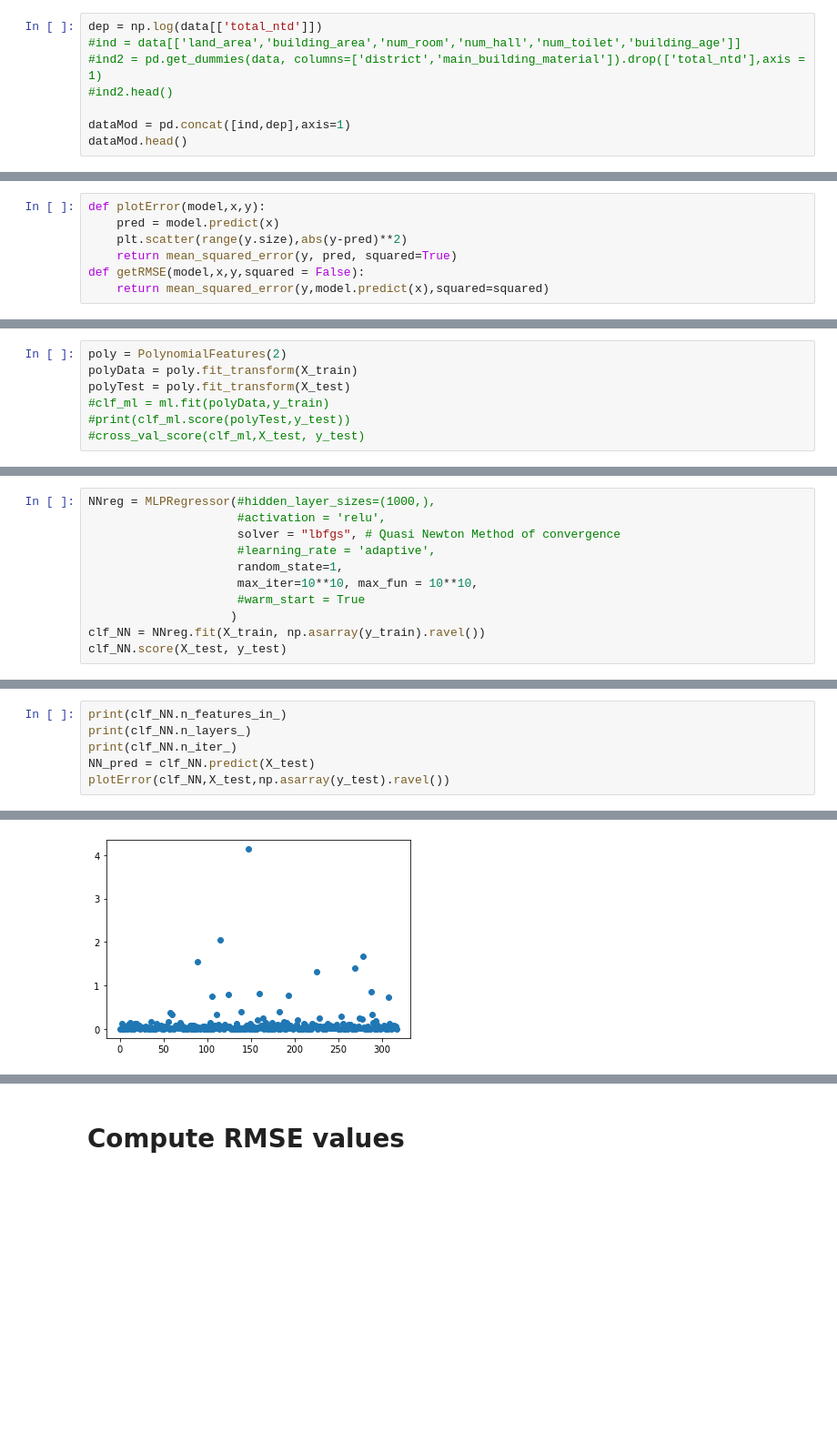
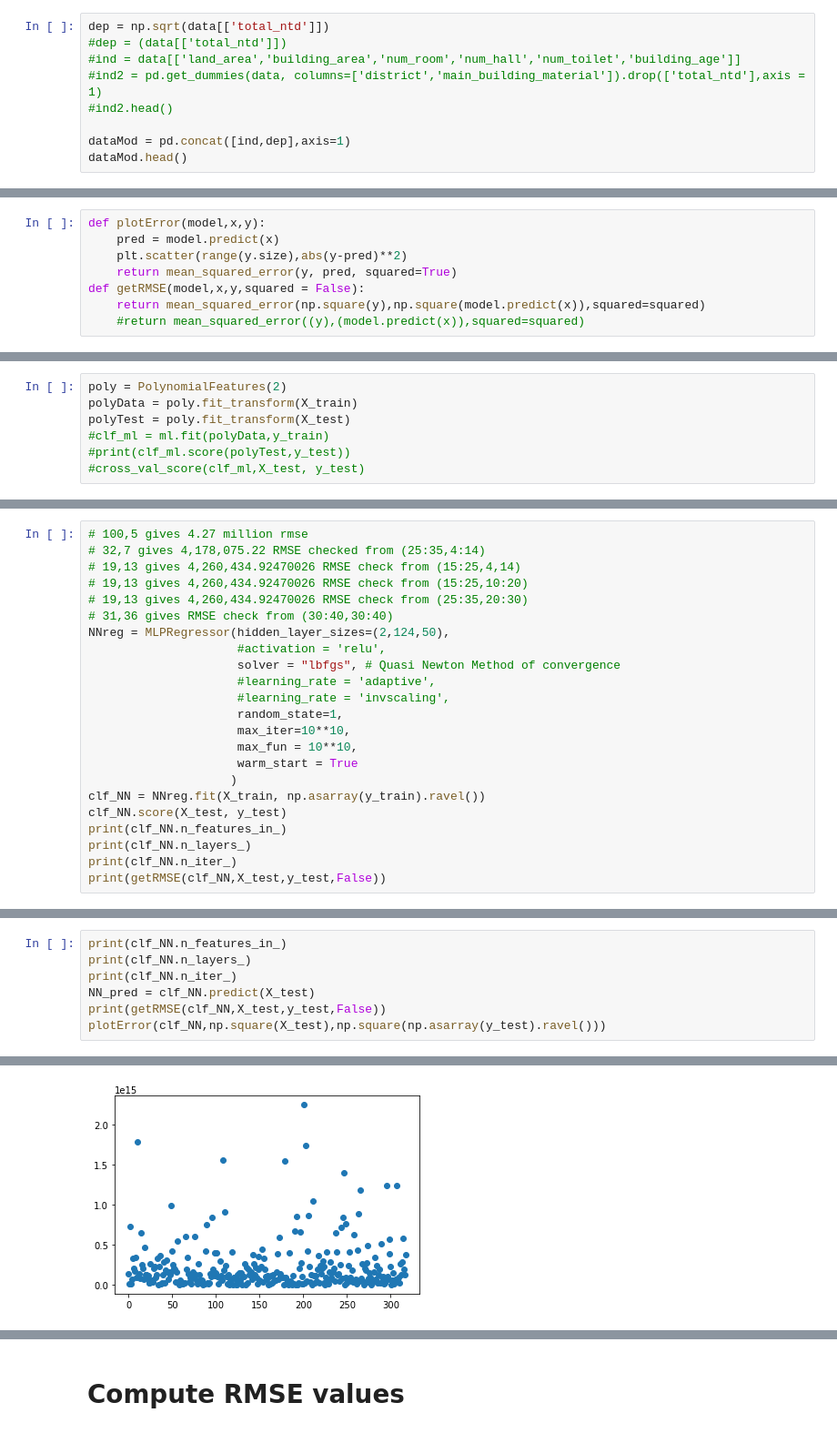
Before and after one commit to DanielCaoSilva/NotebookStuff, a Jupyter notebook: 5900dataMessAround.ipynb, the cells around one changed output, grey strips where cells are left out. Shown at 91% size. Saved outputs shown, nothing was run; the diff lists cells and outputs as text; blank space fills up the shorter version.

```diff
--- a/5900dataMessAround.ipynb
+++ b/5900dataMessAround.ipynb
@@ -74,7 +74,8 @@ ind.head()
 | 4 | 3.178054 | 4.300681 | 7 | 4 | 3 | 2019 | 2.397895 | ... |
 5 rows × 30 columns
 # %%
-dep = np.log(data[['total_ntd']])
+dep = np.sqrt(data[['total_ntd']])
+#dep = (data[['total_ntd']])
 #ind = data[['land_area','building_area','num_room','num_hall','num_toilet','building_age']]
 #ind2 = pd.get_dummies(data, columns=['district','main_building_material']).drop(['total_ntd'],axis = 1)
 #ind2.head()
@@ -101,7 +102,8 @@ def plotError(model,x,y):
     plt.scatter(range(y.size),abs(y-pred)**2)
     return mean_squared_error(y, pred, squared=True)
 def getRMSE(model,x,y,squared = False):
-    return mean_squared_error(y,model.predict(x),squared=squared)
+    return mean_squared_error(np.square(y),np.square(model.predict(x)),squared=squared)
+    #return mean_squared_error((y),(model.predict(x)),squared=squared)
 # %%
 hue = "district"
 hue2 = "main_building_material"
@@ -268,12 +452,24 @@ polyTest = poly.fit_transform(X_test)
 # %%
-NNreg = MLPRegressor(#hidden_layer_sizes=(1000,),
+# 100,5 gives 4.27 million rmse
+# 32,7 gives 4,178,075.22 RMSE checked from (25:35,4:14)
+# 19,13 gives 4,260,434.92470026 RMSE check from (15:25,4,14)
+# 19,13 gives 4,260,434.92470026 RMSE check from (15:25,10:20)
+# 19,13 gives 4,260,434.92470026 RMSE check from (25:35,20:30)
+# 31,36 gives RMSE check from (30:40,30:40)
+NNreg = MLPRegressor(hidden_layer_sizes=(2,124,50),
                      #activation = 'relu',
                      solver = "lbfgs", # Quasi Newton Method of convergence
                      #learning_rate = 'adaptive',
+                     #learning_rate = 'invscaling',
                      random_state=1,
-                     max_iter=10**10, max_fun = 10**10,
-                     #warm_start = True
+                     max_iter=10**10,
+                     max_fun = 10**10,
+                     warm_start = True
                     )
 clf_NN = NNreg.fit(X_train, np.asarray(y_train).ravel())
 clf_NN.score(X_test, y_test)
+print(clf_NN.n_features_in_)
+print(clf_NN.n_layers_)
+print(clf_NN.n_iter_)
+print(getRMSE(clf_NN,X_test,y_test,False))
 # %% [output]
@@ -283,6 +482,7 @@ print(clf_NN.n_features_in_)
 print(clf_NN.n_layers_)
 print(clf_NN.n_iter_)
 NN_pred = clf_NN.predict(X_test)
-plotError(clf_NN,X_test,np.asarray(y_test).ravel())
+print(getRMSE(clf_NN,X_test,y_test,False))
+plotError(clf_NN,np.square(X_test),np.square(np.asarray(y_test).ravel()))
 # %% [output]
 30
@@ -292,4 +493,4 @@ plotError(clf_NN,X_test,np.asarray(y_test).ravel())
-[figure, old version]
+[figure, new version]
 # %%
 lm_cv_pred = cross_val_predict(ml,X_train,y_train,cv = 5)
 lm_cv_pred
```
Also changed, not shown: parts of 22 cells of this notebook.
